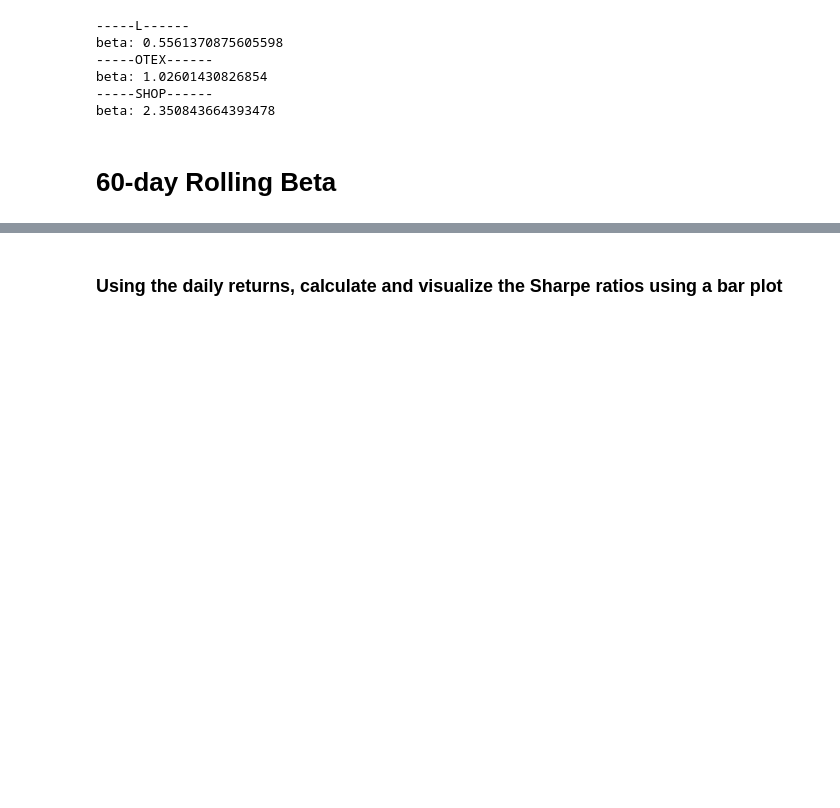
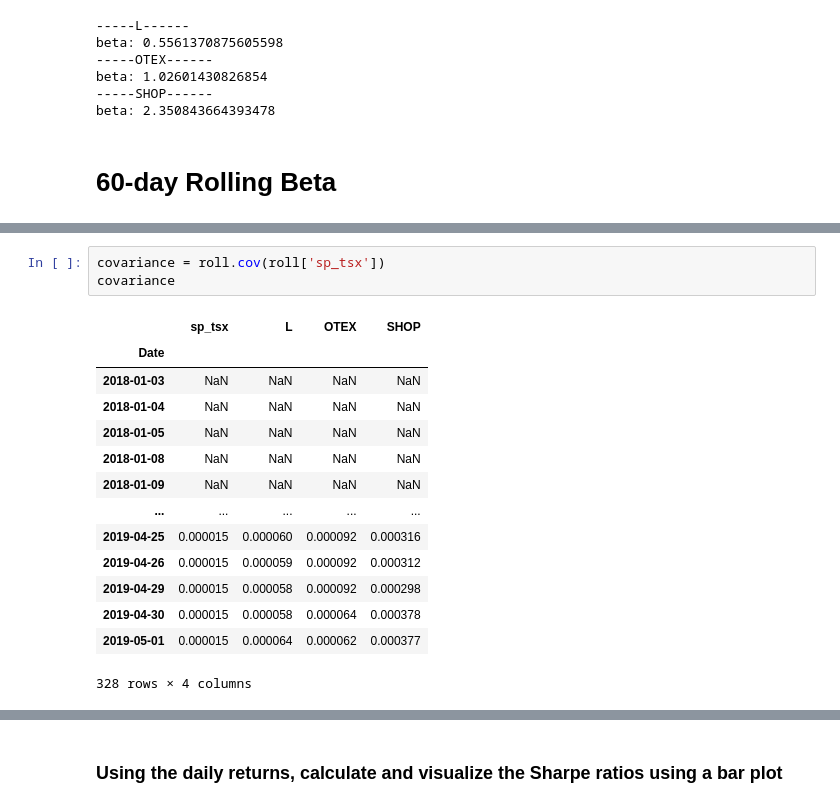
Before and after one commit to WanlinLi2021/Portfolio_Analysis, a Jupyter notebook: whale_analysis.ipynb, the cells around one changed output, grey strips where cells are left out. Cells and saved outputs as stored; diff of their text form; blank space fills up the shorter version.

```diff
--- a/whale_analysis.ipynb
+++ b/whale_analysis.ipynb
@@ -764,0 +762,18 @@ ValueError: endog and exog matrices are different sizes
+# %%
+covariance = roll.cov(roll['sp_tsx'])
+covariance
+# %% [output]
+|  | sp_tsx | L | OTEX | SHOP |
+| Date |  |  |  |  |
+| 2018-01-03 | NaN | NaN | NaN | NaN |
+| 2018-01-04 | NaN | NaN | NaN | NaN |
+| 2018-01-05 | NaN | NaN | NaN | NaN |
+| 2018-01-08 | NaN | NaN | NaN | NaN |
+| 2018-01-09 | NaN | NaN | NaN | NaN |
+| ... | ... | ... | ... | ... |
+| 2019-04-25 | 0.000015 | 0.000060 | 0.000092 | 0.000316 |
+| 2019-04-26 | 0.000015 | 0.000059 | 0.000092 | 0.000312 |
+| 2019-04-29 | 0.000015 | 0.000058 | 0.000092 | 0.000298 |
+| 2019-04-30 | 0.000015 | 0.000058 | 0.000064 | 0.000378 |
+| 2019-05-01 | 0.000015 | 0.000064 | 0.000062 | 0.000377 |
+328 rows × 4 columns
```
Also changed, not shown: parts of 15 cells of this notebook.
